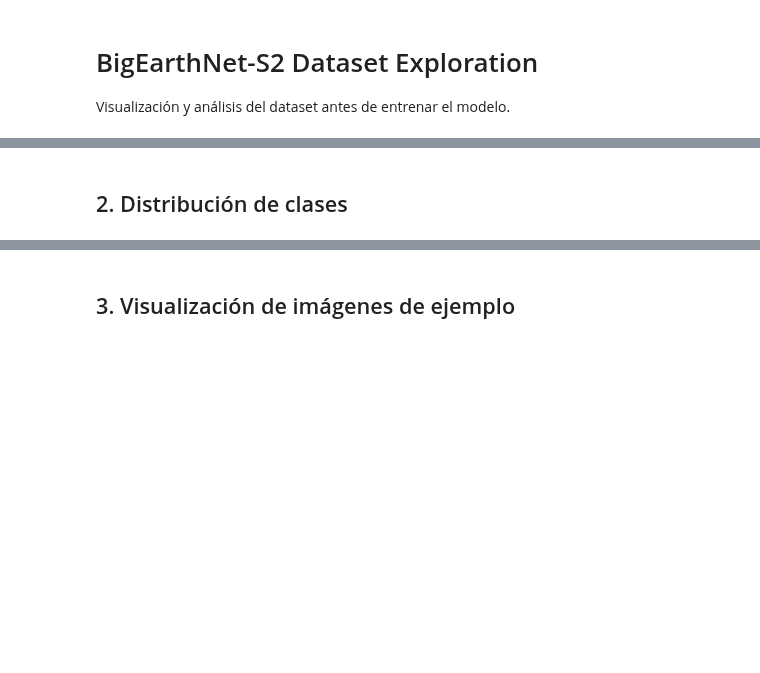
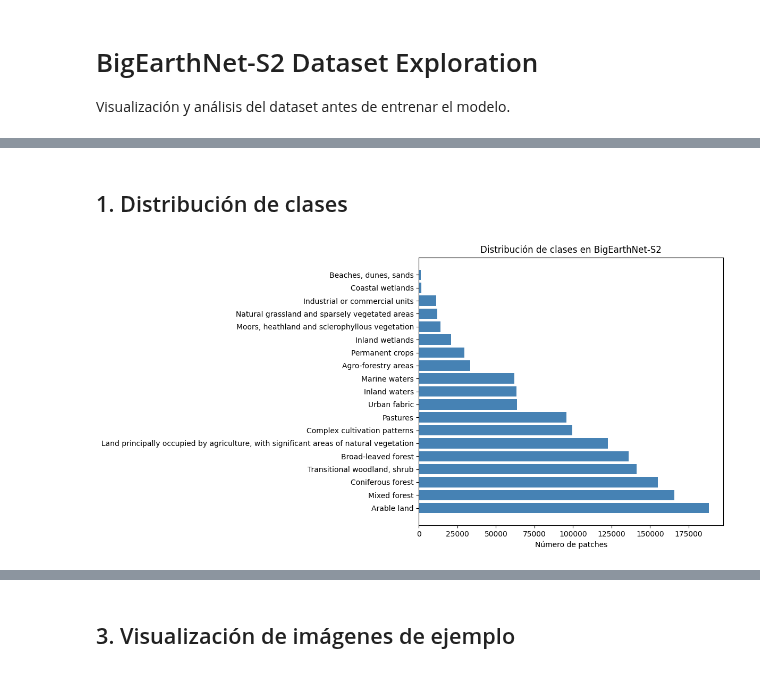
Before and after one commit to alerguezrojas/tfg-distributed-transformers, a Jupyter notebook: notebooks/01_explore_dataset.ipynb, the cells around one changed output, grey strips where cells are left out. Drawn from its saved outputs; the diff is of its cells as text; code cells hidden in the pictures; blank space fills up the shorter version.

Commit message:
fix: update exploration notebook to use parquet metadata and two-level structure

```diff
--- a/notebooks/01_explore_dataset.ipynb
+++ b/notebooks/01_explore_dataset.ipynb
@@ -26,0 +17,8 @@ print(f"Archivos dentro: {[f.name for f in patches[0].iterdir()]}")
+# %%
+DATASET_ROOT = Path("/media/alejandro/SSD/datasets/bigearthnet/BigEarthNet-S2")
+METADATA_PATH = "/media/alejandro/SSD/datasets/bigearthnet/metadata.parquet"
+
+df = pd.read_parquet(METADATA_PATH)
+print(f"Total patches: {len(df)}")
+print(f"\nDistribución de splits:")
+print(df['split'].value_counts())
@@ -27,22 +34,19 @@ print(f"Archivos dentro: {[f.name for f in patches[0].iterdir()]}")
 # %% [markdown]
-## 2. Distribución de clases
+## 1. Distribución de clases
 # %%
 class_counts = Counter()
-
-for patch_dir in patches:
-    label_file = patch_dir / "labels_metadata.json"
-    with open(label_file) as f:
-        meta = json.load(f)
-    for label in meta["labels"]:
+for labels in df['labels']:
+    for label in labels:
         class_counts[label] += 1
 
-# Ordenar por frecuencia
 sorted_classes = sorted(class_counts.items(), key=lambda x: -x[1])
+labels_names, counts = zip(*sorted_classes)
 
 fig, ax = plt.subplots(figsize=(12, 6))
-labels, counts = zip(*sorted_classes)
-ax.barh(labels, counts, color='steelblue')
+ax.barh(labels_names, counts, color='steelblue')
 ax.set_xlabel('Número de patches')
 ax.set_title('Distribución de clases en BigEarthNet-S2')
 plt.tight_layout()
 plt.show()
+# %% [output]
+[figure, added]
```
Also changed, not shown: parts of 8 cells of this notebook.
